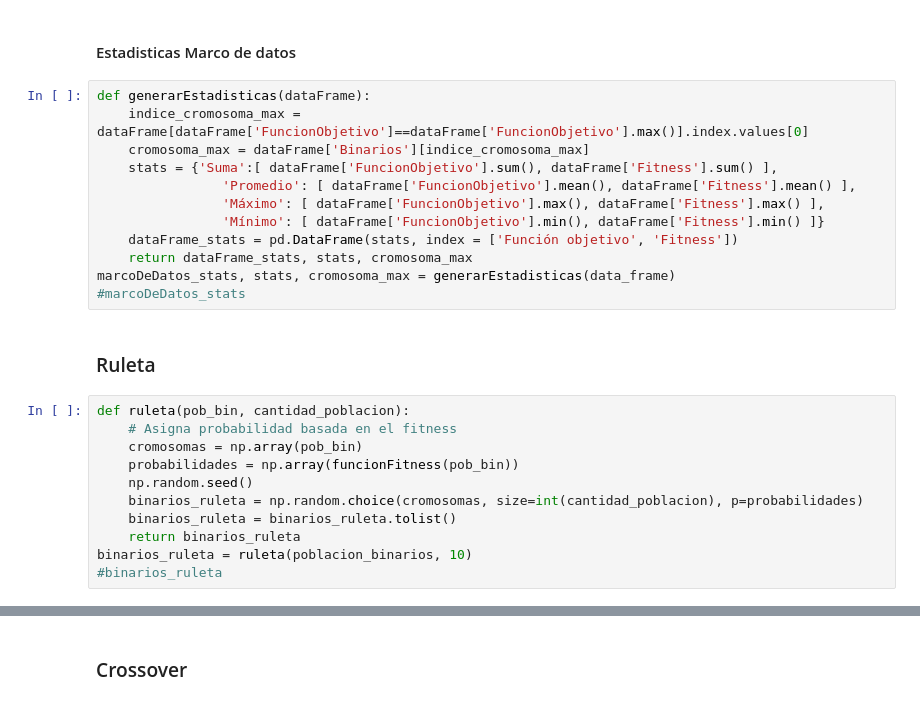
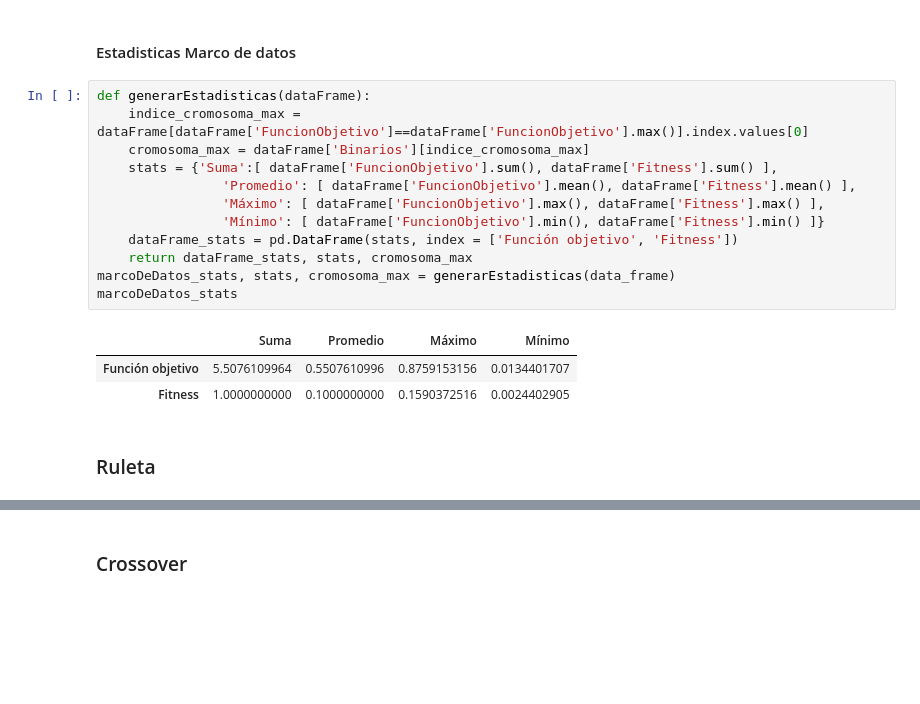
Before and after one commit to GinoBartolucci/algoritmos-geneticos, a Jupyter notebook: TP1/presentacion.ipynb, the cells around one changed output, grey strips where cells are left out. Drawn from its saved outputs; the diff is of its cells as text; blank space fills up the shorter version.

Commit message:
arregle ruleta

```diff
--- a/TP1/presentacion.ipynb
+++ b/TP1/presentacion.ipynb
@@ -76,25 +104,18 @@ data_frame = generarDataFrame(poblacion_binarios)
 # %%
 def generarEstadisticas(dataFrame):
     indice_cromosoma_max = dataFrame[dataFrame['FuncionObjetivo']==dataFrame['FuncionObjetivo'].max()].index.values[0]
     cromosoma_max = dataFrame['Binarios'][indice_cromosoma_max]
     stats = {'Suma':[ dataFrame['FuncionObjetivo'].sum(), dataFrame['Fitness'].sum() ],
                 'Promedio': [ dataFrame['FuncionObjetivo'].mean(), dataFrame['Fitness'].mean() ],
                 'Máximo': [ dataFrame['FuncionObjetivo'].max(), dataFrame['Fitness'].max() ],
                 'Mínimo': [ dataFrame['FuncionObjetivo'].min(), dataFrame['Fitness'].min() ]}
     dataFrame_stats = pd.DataFrame(stats, index = ['Función objetivo', 'Fitness'])
     return dataFrame_stats, stats, cromosoma_max
 marcoDeDatos_stats, stats, cromosoma_max = generarEstadisticas(data_frame)
-#marcoDeDatos_stats
+marcoDeDatos_stats
+# %% [output]
+|  | Suma | Promedio | Máximo | Mínimo |
+| Función objetivo | 5.5076109964 | 0.5507610996 | 0.8759153156 | 0.0134401707 |
+| Fitness | 1.0000000000 | 0.1000000000 | 0.1590372516 | 0.0024402905 |
 # %% [markdown]
 ### Ruleta
-# %%
-def ruleta(pob_bin, cantidad_poblacion):
-    # Asigna probabilidad basada en el fitness
-    cromosomas = np.array(pob_bin)
-    probabilidades = np.array(funcionFitness(pob_bin))
-    np.random.seed()
-    binarios_ruleta = np.random.choice(cromosomas, size=int(cantidad_poblacion), p=probabilidades)
-    binarios_ruleta = binarios_ruleta.tolist()
-    return binarios_ruleta
-binarios_ruleta = ruleta(poblacion_binarios, 10)
-#binarios_ruleta
```
Also changed, not shown: parts of 5 cells of this notebook.
